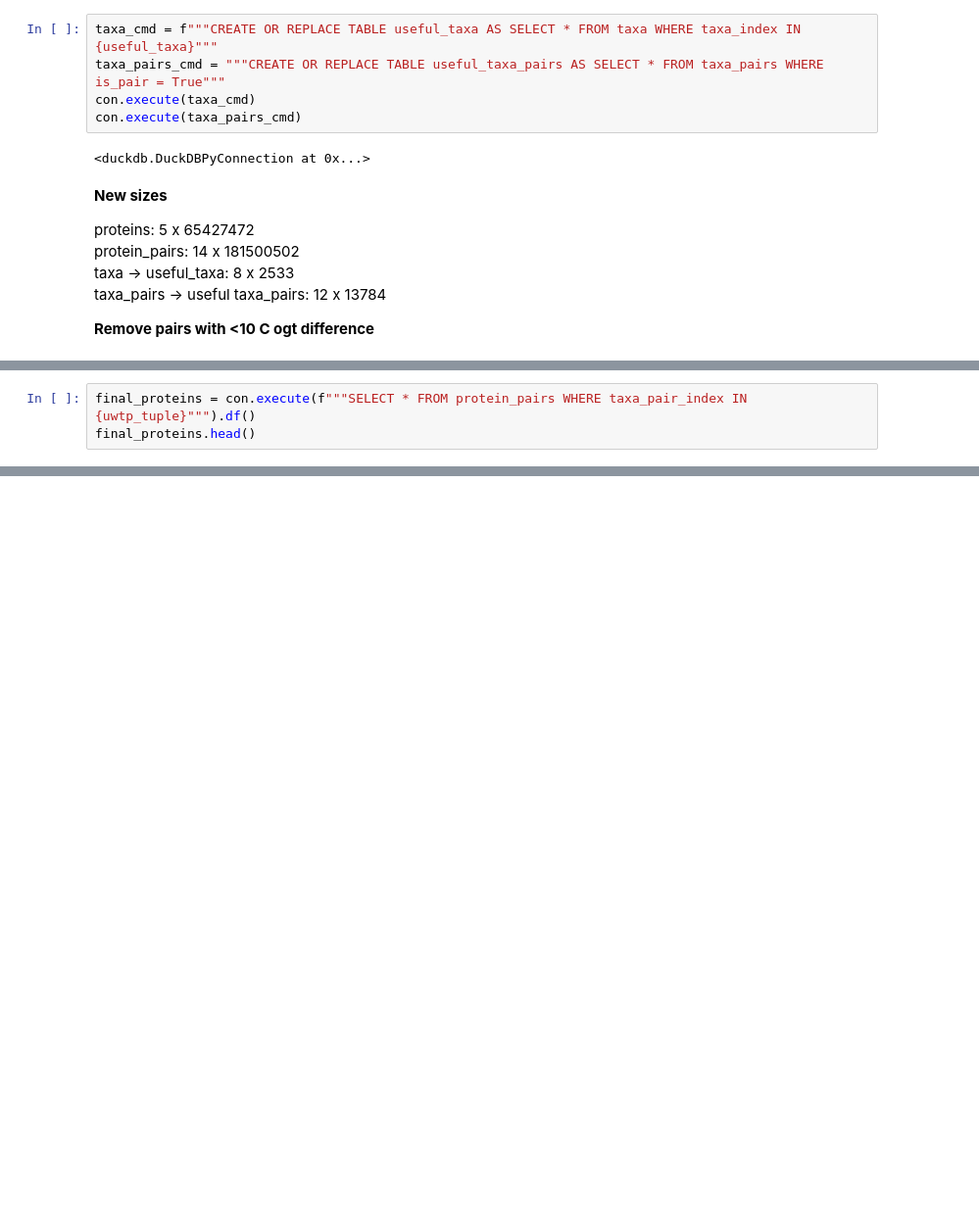
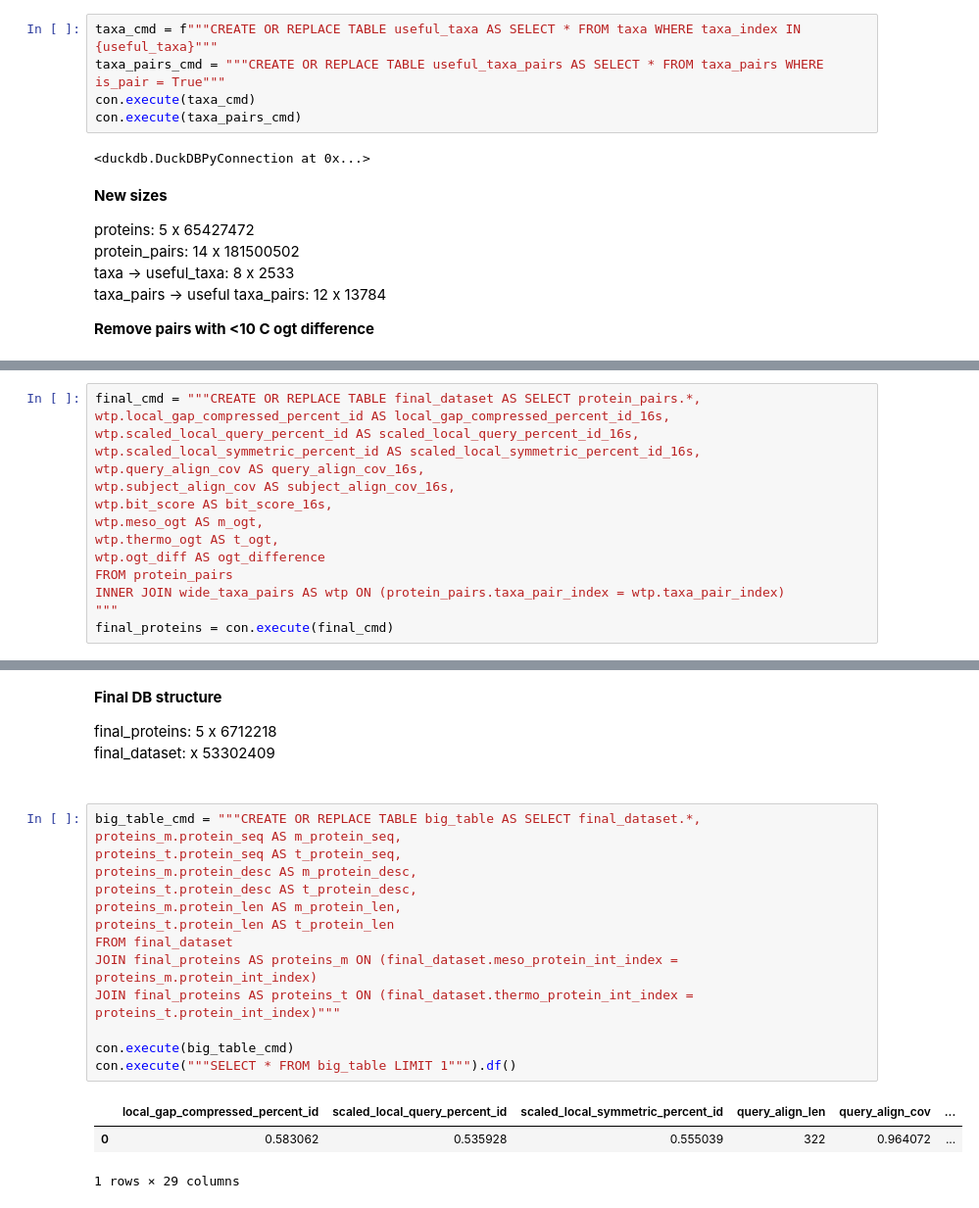
Before and after one commit to learn2therm/ValidProt, a Jupyter notebook: notebooks/database_pruning.ipynb, the cells around one changed output, grey strips where cells are left out. Shown at 98% size. Saved outputs shown, nothing was run; the diff lists cells and outputs as text; blank space fills up the shorter version.

```diff
--- a/notebooks/database_pruning.ipynb
+++ b/notebooks/database_pruning.ipynb
@@ -124,3 +148,15 @@ Let's see how many protein pairs we are now left with.
 # %%
-final_proteins = con.execute(f"""SELECT * FROM protein_pairs WHERE taxa_pair_index IN {uwtp_tuple}""").df()
-final_proteins.head()
+final_cmd = """CREATE OR REPLACE TABLE final_dataset AS SELECT protein_pairs.*,
+wtp.local_gap_compressed_percent_id AS local_gap_compressed_percent_id_16s,
+wtp.scaled_local_query_percent_id AS scaled_local_query_percent_id_16s,
+wtp.scaled_local_symmetric_percent_id AS scaled_local_symmetric_percent_id_16s,
+wtp.query_align_cov AS query_align_cov_16s,
+wtp.subject_align_cov AS subject_align_cov_16s,
+wtp.bit_score AS bit_score_16s,
+wtp.meso_ogt AS m_ogt,
+wtp.thermo_ogt AS t_ogt,
+wtp.ogt_diff AS ogt_difference
+FROM protein_pairs
+INNER JOIN wide_taxa_pairs AS wtp ON (protein_pairs.taxa_pair_index = wtp.taxa_pair_index)
+"""
+final_proteins = con.execute(final_cmd)
@@ -132,0 +208,24 @@ Need to make a new notebook to demonstrate this finding as it is likely very imp
+# %% [markdown]
+__Final DB structure__
+
+final_proteins: 5 x 6712218 <br/>
+final_dataset:  x 53302409 <br/>
+ <br/>
+# %%
+big_table_cmd = """CREATE OR REPLACE TABLE big_table AS SELECT final_dataset.*,
+proteins_m.protein_seq AS m_protein_seq,
+proteins_t.protein_seq AS t_protein_seq,
+proteins_m.protein_desc AS m_protein_desc,
+proteins_t.protein_desc AS t_protein_desc,
+proteins_m.protein_len AS m_protein_len,
+proteins_t.protein_len AS t_protein_len
+FROM final_dataset
+JOIN final_proteins AS proteins_m ON (final_dataset.meso_protein_int_index = proteins_m.protein_int_index)
+JOIN final_proteins AS proteins_t ON (final_dataset.thermo_protein_int_index = proteins_t.protein_int_index)"""
+
+con.execute(big_table_cmd)
+con.execute("""SELECT * FROM big_table LIMIT 1""").df()
+# %% [output]
+|  | local_gap_compressed_percent_id | scaled_local_query_percent_id | scaled_local_symmetric_percent_id | query_align_len | query_align_cov | ... |
+| 0 | 0.583062 | 0.535928 | 0.555039 | 322 | 0.964072 | ... |
+1 rows × 29 columns
```
Also changed, not shown: parts of 29 cells of this notebook, 8 other files.
